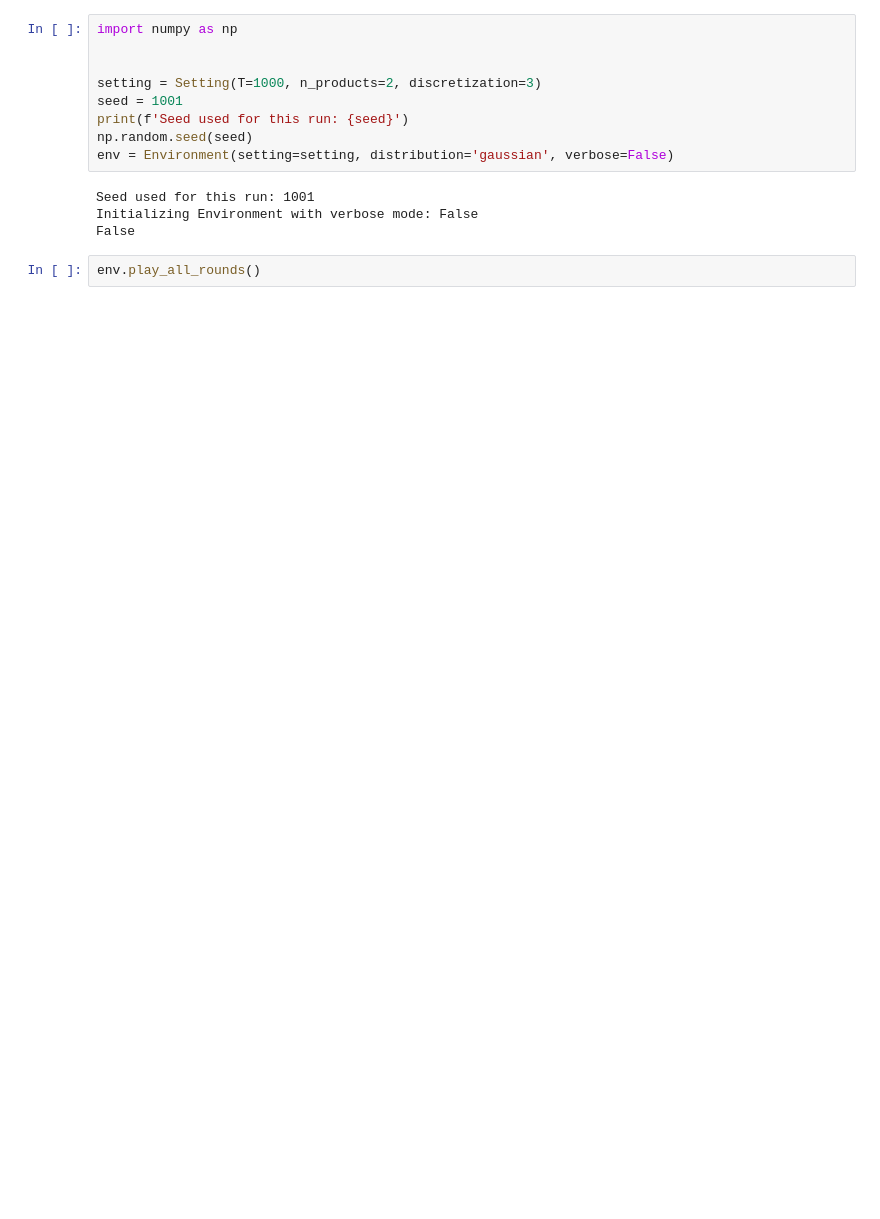
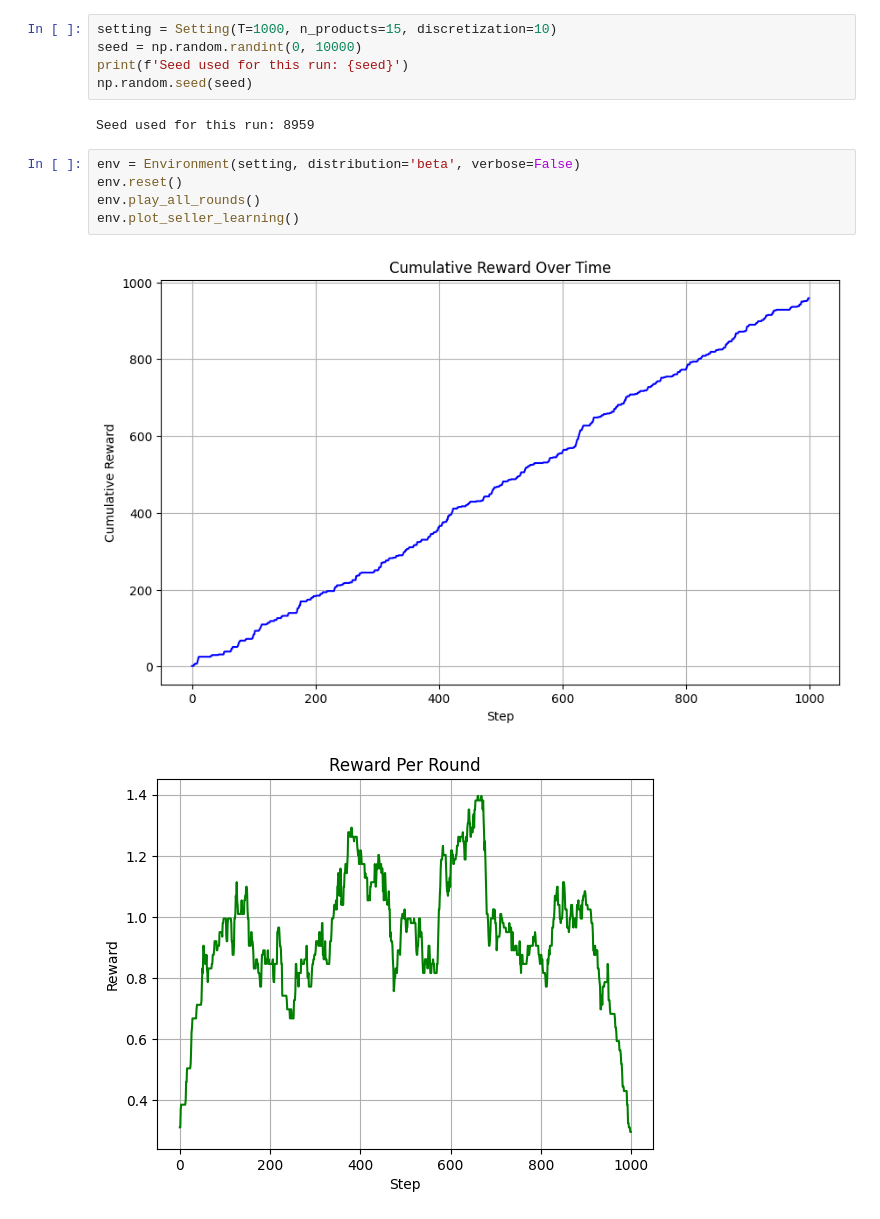
Before and after one commit to francinze/ola-proj-2425, a Jupyter notebook: runfile.ipynb, the cells around one changed output. Saved outputs shown, nothing was run; the diff lists cells and outputs as text; blank space fills up the shorter version.

```diff
--- a/runfile.ipynb
+++ b/runfile.ipynb
@@ -5,15 +6,15 @@ import matplotlib.pyplot as plt
 # %%
-import numpy as np
-
-
-setting = Setting(T=1000, n_products=2, discretization=3)
-seed = 1001
+setting = Setting(T=1000, n_products=15, discretization=10)
+seed = np.random.randint(0, 10000)
 print(f'Seed used for this run: {seed}')
 np.random.seed(seed)
-env = Environment(setting=setting, distribution='gaussian', verbose=False)
 # %% [output]
-Seed used for this run: 1001
-Initializing Environment with verbose mode: False
-False
+Seed used for this run: 8959
 # %%
+env = Environment(setting, distribution='beta', verbose=False)
+env.reset()
 env.play_all_rounds()
+env.plot_seller_learning()
+# %% [output]
+[figure, added]
+[figure, added]
```
Also changed, not shown: parts of 3 cells of this notebook, 4 other files.
